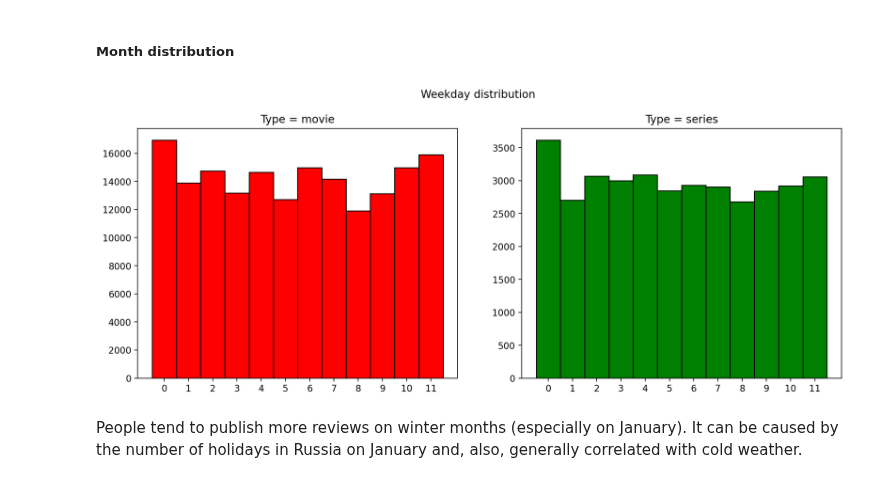
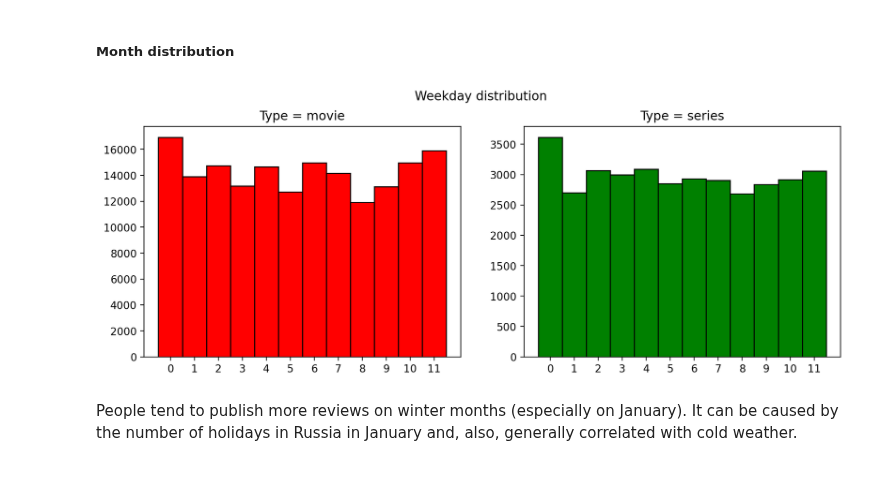
Before and after one commit to Extremesarova/shows_analysis, a Jupyter notebook: shows_analysis/notebooks/4_datasets_eda/reviews_eda.ipynb, the cells around one changed output. Saved outputs shown, nothing was run; the diff lists cells and outputs as text; code cells hidden in the pictures.

```diff
--- a/shows_analysis/notebooks/4_datasets_eda/reviews_eda.ipynb
+++ b/shows_analysis/notebooks/4_datasets_eda/reviews_eda.ipynb
@@ -41,8 +50,9 @@ def plot_dt_per_type(
     column: str,
     title: str,
     bins: int = 24,
+    figsize: Tuple[int] = (14, 4),
 ):
-    f, ax = plt.subplots(1, 2, figsize=(14, 5))
+    f, ax = plt.subplots(1, 2, figsize=figsize)
 
     dataframe[dataframe["type"] == "movie"][column].hist(
         ax=ax[0], edgecolor="black", color="red", bins=np.arange(bins + 1) - 0.5
@@ -224,9 +253,13 @@ People tend to publish more reviews on Sundays, but between Mondays, Thursdays,
 ##### Month distribution
 # %%
 plot_dt_per_type(
-    dataframe=reviews, column="month", title="Weekday distribution", bins=12
+    dataframe=reviews,
+    column="month",
+    title="Weekday distribution",
+    bins=12,
+    figsize=(12, 4),
 )
 # %% [output]
-[figure, old version]
+[figure, new version]
 # %% [markdown]
-People tend to publish more reviews on winter months (especially on January). It can be caused by the number of holidays in Russia on January and, also, generally correlated with cold weather.
+People tend to publish more reviews on winter months (especially on January). It can be caused by the number of holidays in Russia in January and, also, generally correlated with cold weather.
```
Also changed, not shown: parts of 41 cells of this notebook.
